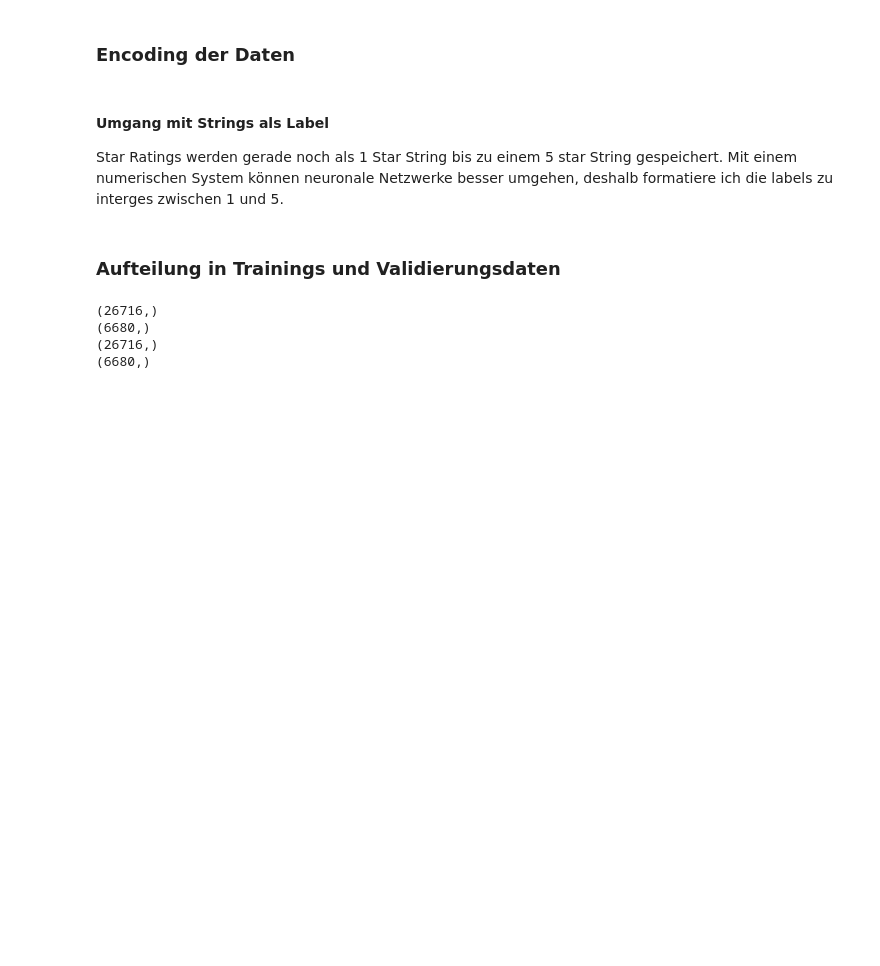
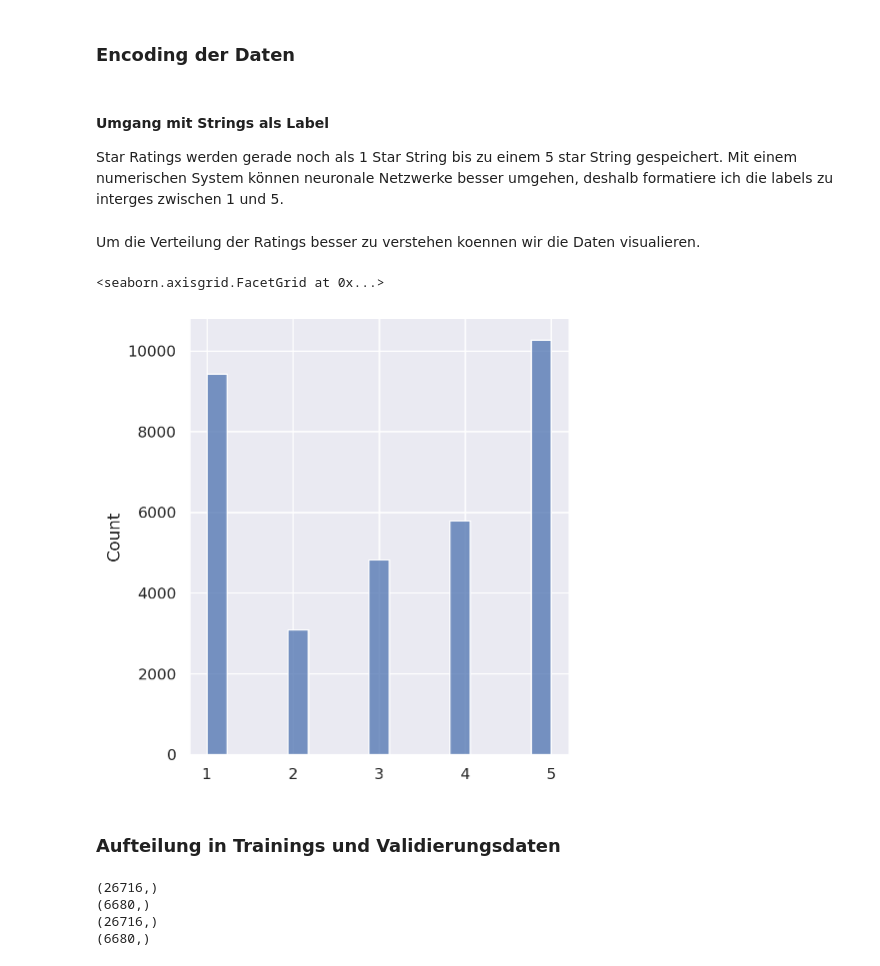
Before and after one commit to MaltePetersen/Sentiment-Analyse, a Jupyter notebook: sentiment_analyses_mc_donalds_reviews.ipynb, the cells around one changed output. Drawn from its saved outputs; the diff is of its cells as text; code cells hidden in the pictures; blank space fills up the shorter version.

```diff
--- a/sentiment_analyses_mc_donalds_reviews.ipynb
+++ b/sentiment_analyses_mc_donalds_reviews.ipynb
@@ -11,6 +11,11 @@ import pandas as pd
 import numpy as np
 from sklearn.model_selection import train_test_split
 import tensorflow as tf
-from tensorflow.keras.layers import TextVectorization
+from keras.layers import TextVectorization
 from tensorflow import keras
-from tensorflow.keras import layers
+from keras import layers
+import seaborn as sns
+sns.set()
+
+# use graphics in retina format
+%config InlineBackend.figure_format = 'retina'
@@ -61,6 +59,13 @@ Star Ratings werden gerade noch als 1 Star String bis zu einem 5 star String ges
 train_data = df['review'].to_numpy()
 label_data_strings = df['rating']
 label_data = np.array([int(item.split()[0]) for item in label_data_strings])
+# %% [markdown]
+Um die Verteilung der Ratings besser zu verstehen koennen wir die Daten visualieren.
+# %%
+sns.displot(label_data)
+# %% [output]
+<seaborn.axisgrid.FacetGrid at 0x...>
+[figure, added]
 # %% [markdown]
 ### Aufteilung in Trainings und Validierungsdaten
 # %%
```
Also changed, not shown: parts of 9 cells of this notebook, 6 other files.
